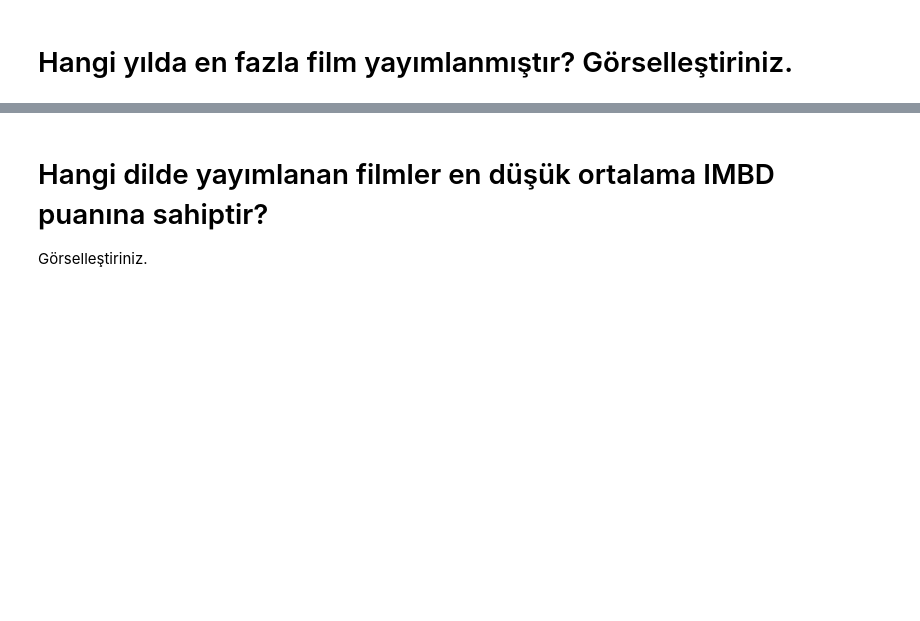
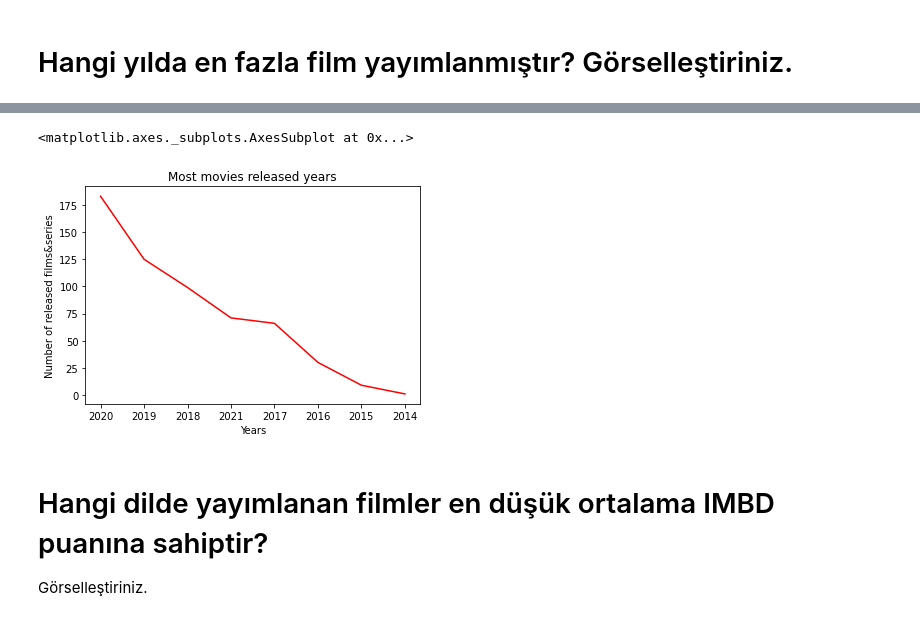
Before and after one commit to b21892757/globalai-project, a Jupyter notebook: hw2_netflixPD.ipynb, the cells around one changed output, grey strips where cells are left out. Cells and saved outputs as stored; diff of their text form; code cells hidden in the pictures; blank space fills up the shorter version.

```diff
--- a/hw2_netflixPD.ipynb
+++ b/hw2_netflixPD.ipynb
@@ -82,0 +101,4 @@ language_eng[["IMDB Score", "Title", "Genre", "Language"]].sort_values(["IMDB Sc
+# %%
+df['Release Year'] = df['Premiere'].str.slice(-4)
+# %%
+mostMovieRelease = df["Release Year"].value_counts().nlargest(n=10)
@@ -83,3 +118,8 @@ language_eng[["IMDB Score", "Title", "Genre", "Language"]].sort_values(["IMDB Sc
+# %%
+mostMovieRelease.plot(color = "red", title = "Most movies released years", xlabel = "Years", ylabel = "Number of released films&series")
+# %% [output]
+<matplotlib.axes._subplots.AxesSubplot at 0x...>
+[figure, added]
 # %% [markdown]
 # Hangi dilde yayımlanan filmler en düşük ortalama IMBD puanına sahiptir?
 Görselleştiriniz.
```
Also changed, not shown: parts of 12 cells of this notebook.
